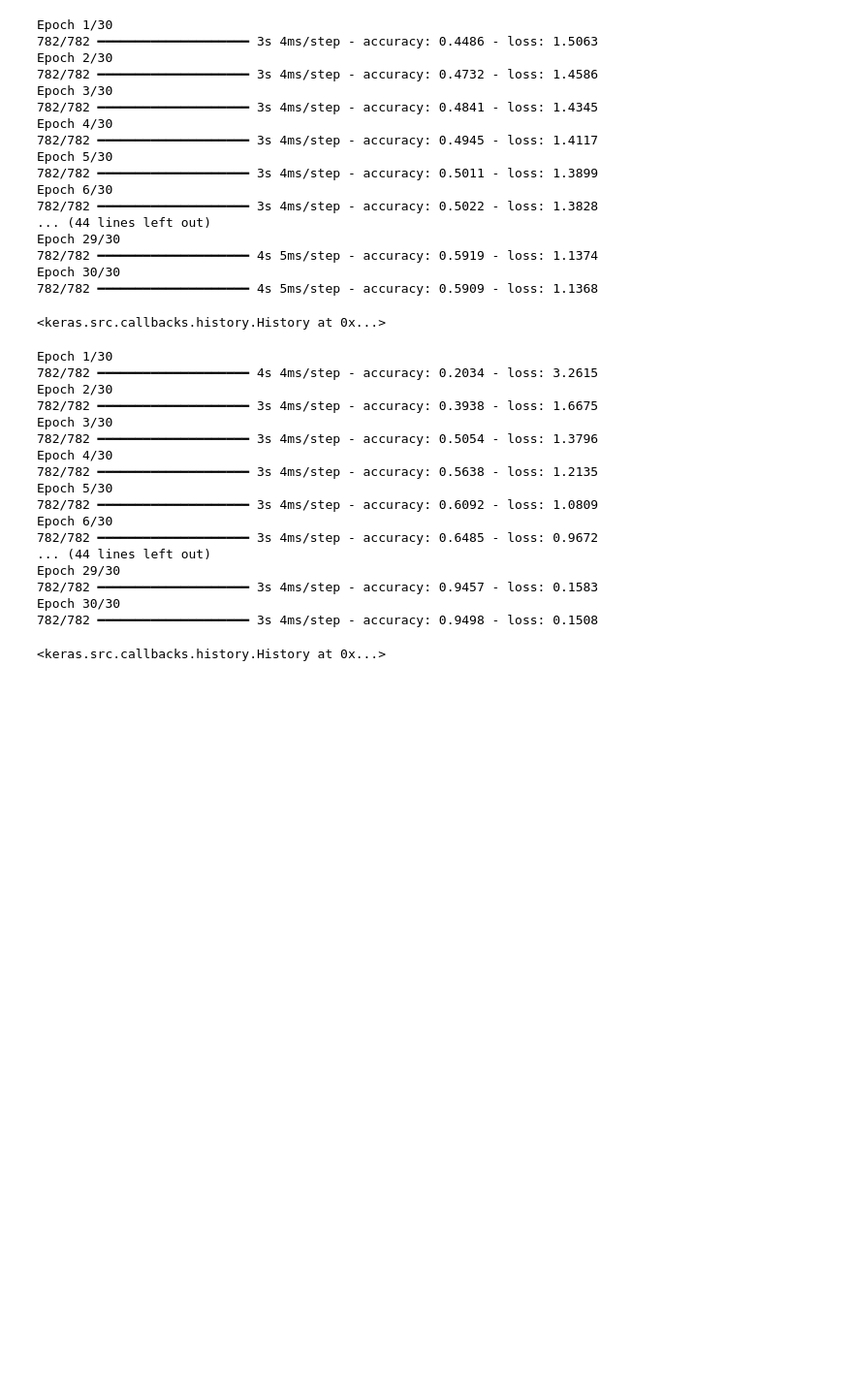
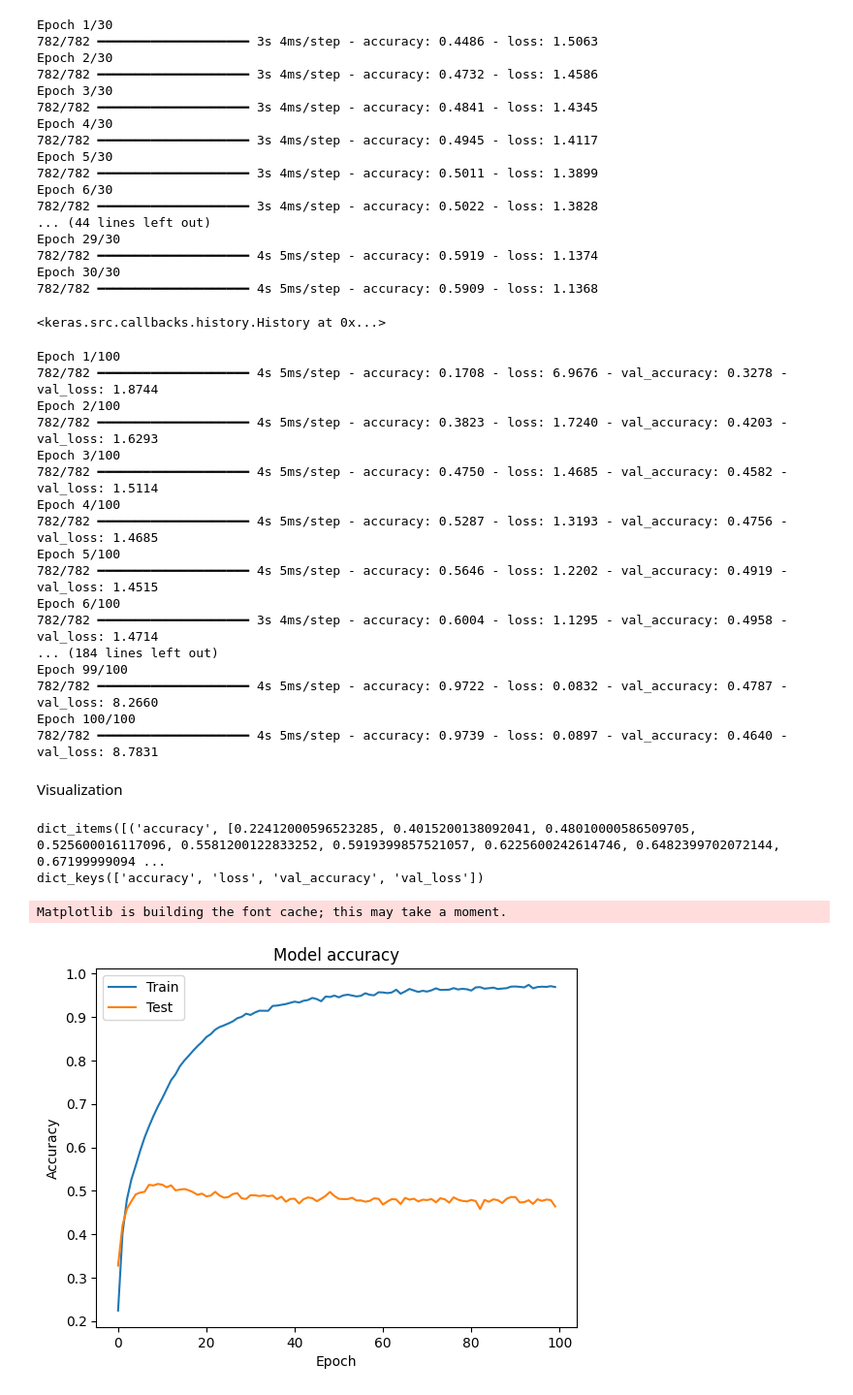
Before and after one commit to pavan800869/22EG107B38, a Jupyter notebook: DL/cifar_cnn_keras.ipynb, the cells around one changed output. Shown at 97% size. Saved outputs shown, nothing was run; the diff lists cells and outputs as text; code cells hidden in the pictures; blank space fills up the shorter version.

Commit message:
Experiment 3 and plots

```diff
--- a/DL/cifar_cnn_keras.ipynb
+++ b/DL/cifar_cnn_keras.ipynb
@@ -97,23 +99,43 @@ model.add(Dense(10, activation='softmax'))
 # %%
 model.compile(optimizer='adam',loss='categorical_crossentropy',metrics=['accuracy'])
 # %%
-model.fit(x_train,y_train,epochs=30,batch_size=64)
+result = model.fit(x_train,y_train,epochs=100,batch_size=64,validation_data=(x_test,y_test))
 # %% [output]
-Epoch 1/30
-782/782 ━━━━━━━━━━━━━━━━━━━━ 4s 4ms/step - accuracy: 0.2034 - loss: 3.2615
-Epoch 2/30
-782/782 ━━━━━━━━━━━━━━━━━━━━ 3s 4ms/step - accuracy: 0.3938 - loss: 1.6675
-Epoch 3/30
-782/782 ━━━━━━━━━━━━━━━━━━━━ 3s 4ms/step - accuracy: 0.5054 - loss: 1.3796
-Epoch 4/30
-782/782 ━━━━━━━━━━━━━━━━━━━━ 3s 4ms/step - accuracy: 0.5638 - loss: 1.2135
-Epoch 5/30
-782/782 ━━━━━━━━━━━━━━━━━━━━ 3s 4ms/step - accuracy: 0.6092 - loss: 1.0809
-Epoch 6/30
-782/782 ━━━━━━━━━━━━━━━━━━━━ 3s 4ms/step - accuracy: 0.6485 - loss: 0.9672
-... (44 lines left out)
-Epoch 29/30
-782/782 ━━━━━━━━━━━━━━━━━━━━ 3s 4ms/step - accuracy: 0.9457 - loss: 0.1583
-Epoch 30/30
-782/782 ━━━━━━━━━━━━━━━━━━━━ 3s 4ms/step - accuracy: 0.9498 - loss: 0.1508
+Epoch 1/100
+782/782 ━━━━━━━━━━━━━━━━━━━━ 4s 5ms/step - accuracy: 0.1708 - loss: 6.9676 - val_accuracy: 0.3278 - val_loss: 1.8744
+Epoch 2/100
+782/782 ━━━━━━━━━━━━━━━━━━━━ 4s 5ms/step - accuracy: 0.3823 - loss: 1.7240 - val_accuracy: 0.4203 - val_loss: 1.6293
+Epoch 3/100
+782/782 ━━━━━━━━━━━━━━━━━━━━ 4s 5ms/step - accuracy: 0.4750 - loss: 1.4685 - val_accuracy: 0.4582 - val_loss: 1.5114
+Epoch 4/100
+782/782 ━━━━━━━━━━━━━━━━━━━━ 4s 5ms/step - accuracy: 0.5287 - loss: 1.3193 - val_accuracy: 0.4756 - val_loss: 1.4685
+Epoch 5/100
+782/782 ━━━━━━━━━━━━━━━━━━━━ 4s 5ms/step - accuracy: 0.5646 - loss: 1.2202 - val_accuracy: 0.4919 - val_loss: 1.4515
+Epoch 6/100
+782/782 ━━━━━━━━━━━━━━━━━━━━ 3s 4ms/step - accuracy: 0.6004 - loss: 1.1295 - val_accuracy: 0.4958 - val_loss: 1.4714
+... (184 lines left out)
+Epoch 99/100
+782/782 ━━━━━━━━━━━━━━━━━━━━ 4s 5ms/step - accuracy: 0.9722 - loss: 0.0832 - val_accuracy: 0.4787 - val_loss: 8.2660
+Epoch 100/100
+782/782 ━━━━━━━━━━━━━━━━━━━━ 4s 5ms/step - accuracy: 0.9739 - loss: 0.0897 - val_accuracy: 0.4640 - val_loss: 8.7831
-<keras.src.callbacks.history.History at 0x...>
+# %% [markdown]
+Visualization
+# %%
+print(result.history.items())
+print(result.history.keys())
+# %% [output]
+dict_items([('accuracy', [0.22412000596523285, 0.4015200138092041, 0.48010000586509705, 0.525600016117096, 0.5581200122833252, 0.5919399857521057, 0.6225600242614746, 0.6482399702072144, 0.67199999094 ...
+dict_keys(['accuracy', 'loss', 'val_accuracy', 'val_loss'])
+# %%
+import matplotlib.pyplot as plt
+
+plt.plot(result.history['accuracy'], label='accuracy')
+plt.plot(result.history['val_accuracy'], label='val_accuracy')
+plt.title('Model accuracy')
+plt.ylabel('Accuracy')
+plt.xlabel('Epoch')
+plt.legend(['Train', 'Test'], loc='upper left')
+plt.show()
+# %% [output]
+Matplotlib is building the font cache; this may take a moment.
+[figure, added]
```
Also changed, not shown: parts of 1 cell of this notebook.
